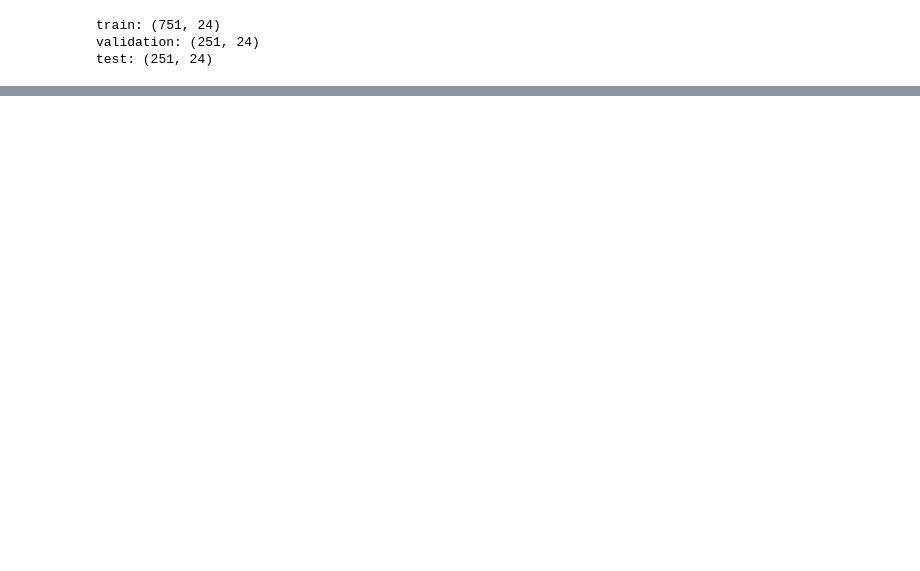
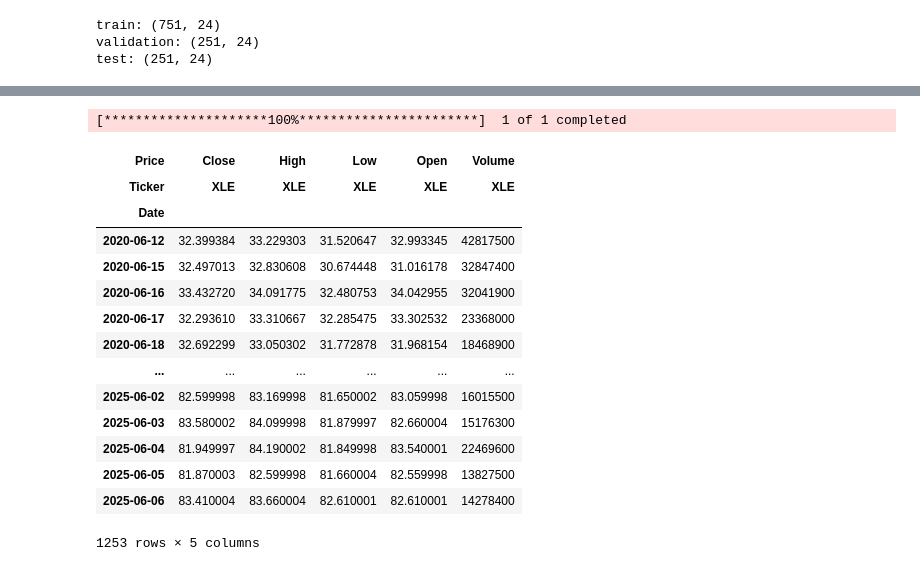
Before and after one commit to JackGO-1998/XLE-energy-index-replication, a Jupyter notebook: XLE_replication.ipynb, the cells around one changed output, grey strips where cells are left out. Cells and saved outputs as stored; diff of their text form; code cells hidden in the pictures; blank space fills up the shorter version.

```diff
--- a/XLE_replication.ipynb
+++ b/XLE_replication.ipynb
@@ -194,0 +361,23 @@ test: (251, 24)
+# %%
+#given YF is lack of the data for XLE's underlying index IXE
+# we use the performance of XLE itself as the benchmark
+XLE_values = yf.download('XLE',start='2020-06-12',end='2025-06-09', interval="1d", auto_adjust=True)
+
+XLE_values
+# %% [output]
+[*********************100%***********************]  1 of 1 completed
+| Price | Close | High | Low | Open | Volume |
+| Ticker | XLE | XLE | XLE | XLE | XLE |
+| Date |  |  |  |  |  |
+| 2020-06-12 | 32.399384 | 33.229303 | 31.520647 | 32.993345 | 42817500 |
+| 2020-06-15 | 32.497013 | 32.830608 | 30.674448 | 31.016178 | 32847400 |
+| 2020-06-16 | 33.432720 | 34.091775 | 32.480753 | 34.042955 | 32041900 |
+| 2020-06-17 | 32.293610 | 33.310667 | 32.285475 | 33.302532 | 23368000 |
+| 2020-06-18 | 32.692299 | 33.050302 | 31.772878 | 31.968154 | 18468900 |
+| ... | ... | ... | ... | ... | ... |
+| 2025-06-02 | 82.599998 | 83.169998 | 81.650002 | 83.059998 | 16015500 |
+| 2025-06-03 | 83.580002 | 84.099998 | 81.879997 | 82.660004 | 15176300 |
+| 2025-06-04 | 81.949997 | 84.190002 | 81.849998 | 83.540001 | 22469600 |
+| 2025-06-05 | 81.870003 | 82.599998 | 81.660004 | 82.559998 | 13827500 |
+| 2025-06-06 | 83.410004 | 83.660004 | 82.610001 | 82.610001 | 14278400 |
+1253 rows × 5 columns
```
Also changed, not shown: parts of 26 cells of this notebook.
